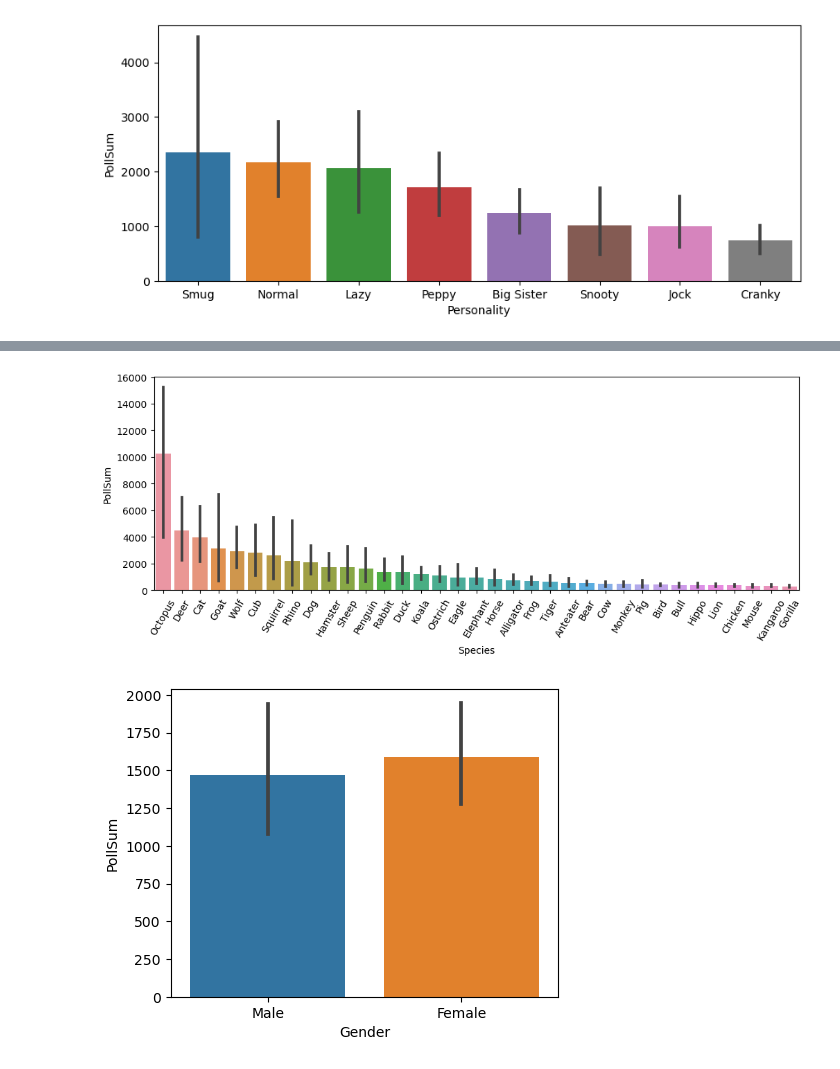
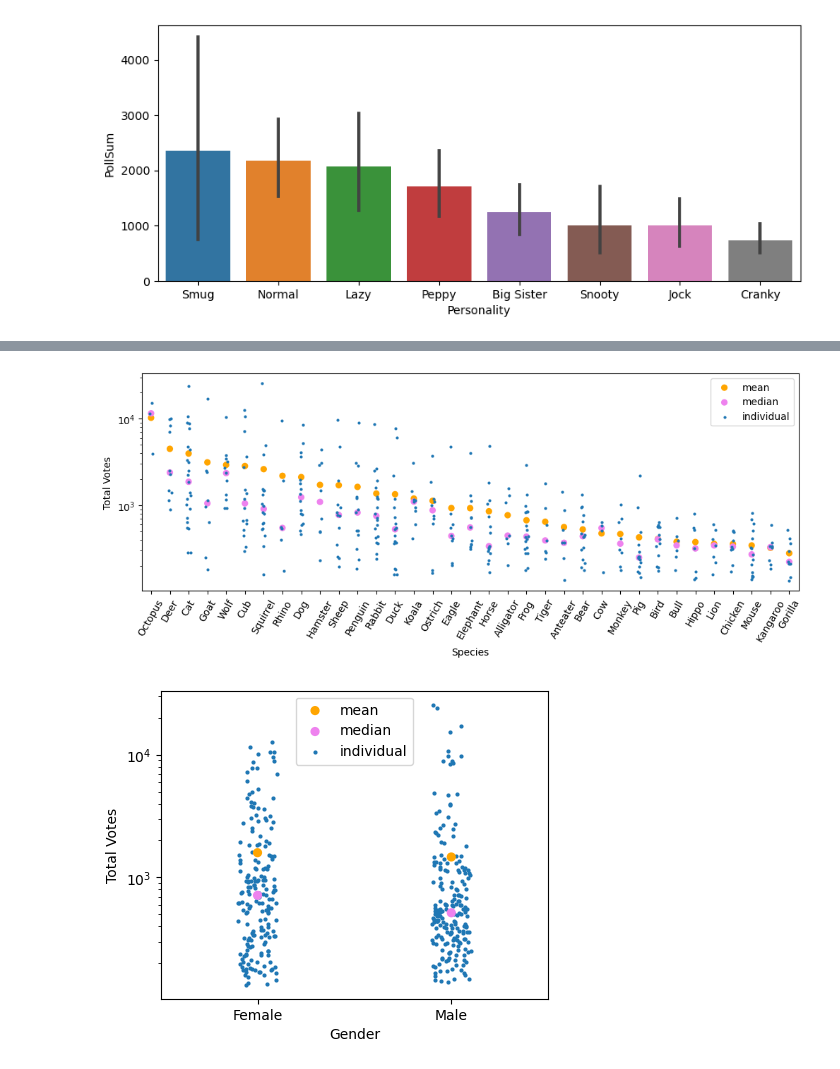
Before and after one commit to mtiongco/mtiongco.github.io, a Jupyter notebook: acnhvillagers/villagers391.ipynb, the cells around one changed output, grey strips where cells are left out. Drawn from its saved outputs; the diff is of its cells as text; code cells hidden in the pictures.

```diff
--- a/acnhvillagers/villagers391.ipynb
+++ b/acnhvillagers/villagers391.ipynb
@@ -270,19 +348,54 @@ plt.show()
 # %%
+trait='Species'
+
 plt.figure(figsize=(12,4))
 
-sns.barplot(data=polltrait,x='Species',y='PollSum',
-           order=polltrait.groupby('Species').PollSum.mean().sort_values(ascending=False).index)
+plt.yscale("log")
+
+sns.pointplot(data=polltrait,x=trait,y='PollSum',
+            order=polltrait.groupby(trait).PollSum.mean().sort_values(ascending=False).index,
+             join=False,errorbar=None,color='orange',scale=0.75)
+
+sns.pointplot(data=polltrait,x=trait,y='PollSum',estimator='median',
+            order=polltrait.groupby(trait).PollSum.mean().sort_values(ascending=False).index,
+             join=False,errorbar=None,color='violet',scale=0.75)
+
+sns.stripplot(data=polltrait,x=trait,y='PollSum',
+            order=polltrait.groupby(trait).PollSum.mean().sort_values(ascending=False).index,
+             s=3)
+
+plt.ylabel('Total Votes')
+
+plt.legend(['mean','median','individual'])
 
 plt.xticks(rotation=60)
 
 plt.show()
 # %% [output]
-[figure, old version]
+[figure, new version]
 # %%
+trait='Gender'
+
 plt.figure(figsize=(5,4))
 
-sns.barplot(data=polltrait,x='Gender',y='PollSum')
+plt.yscale("log")
+
+sns.pointplot(data=polltrait,x=trait,y='PollSum',
+            order=polltrait.groupby(trait).PollSum.mean().sort_values(ascending=False).index,
+             join=False,errorbar=None,color='orange',scale=0.75)
+
+sns.pointplot(data=polltrait,x=trait,y='PollSum',estimator='median',
+            order=polltrait.groupby(trait).PollSum.mean().sort_values(ascending=False).index,
+             join=False,errorbar=None,color='violet',scale=0.75)
+
+sns.stripplot(data=polltrait,x=trait,y='PollSum',
+            order=polltrait.groupby(trait).PollSum.mean().sort_values(ascending=False).index,
+             s=3,zorder=0)
+
+plt.ylabel('Total Votes')
+
+plt.legend(['mean','median','individual'],loc='upper center')
 
 plt.show()
 # %% [output]
-[figure, old version]
+[figure, new version]
```
Also changed, not shown: parts of 17 cells of this notebook, 12 other files.
